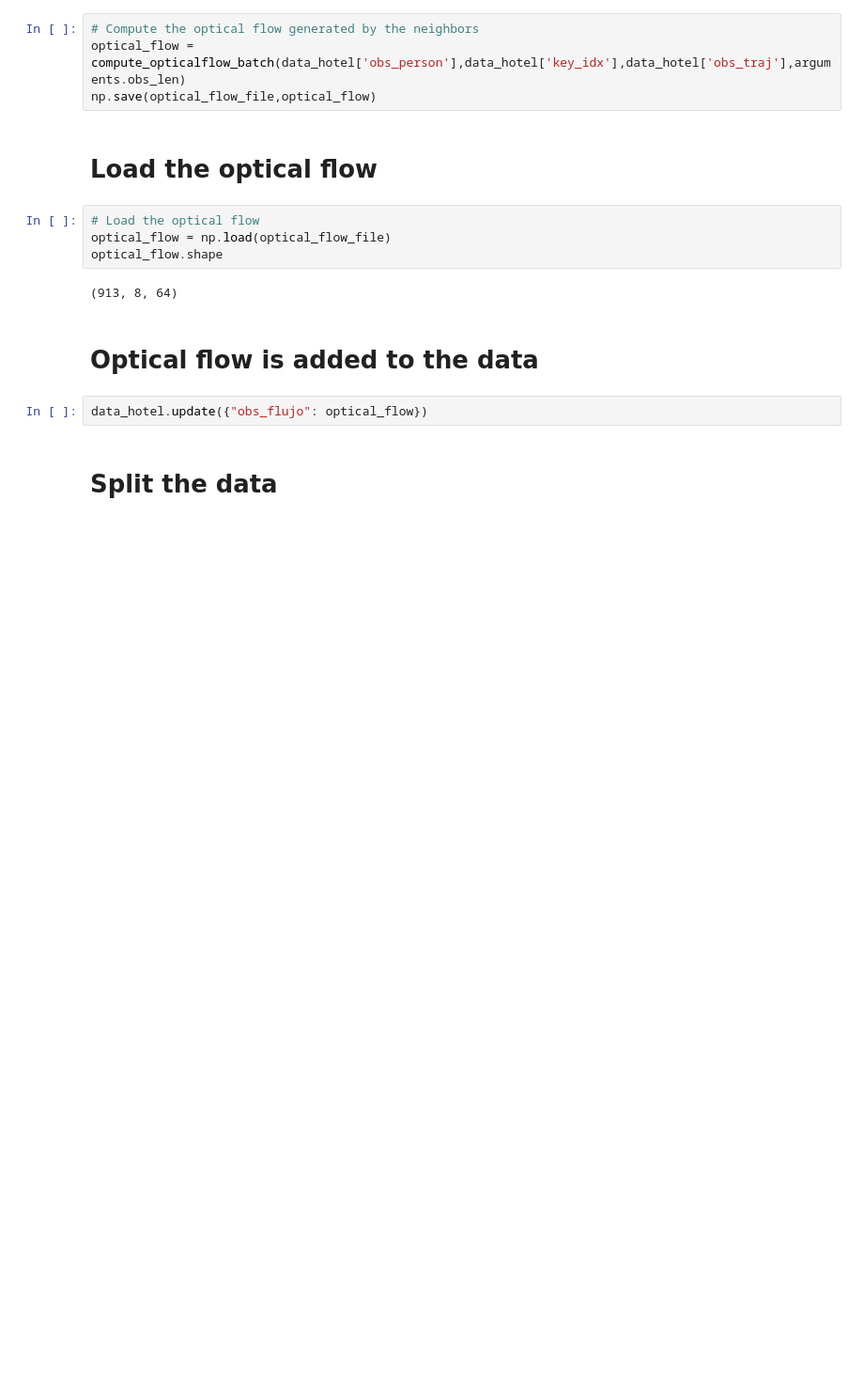
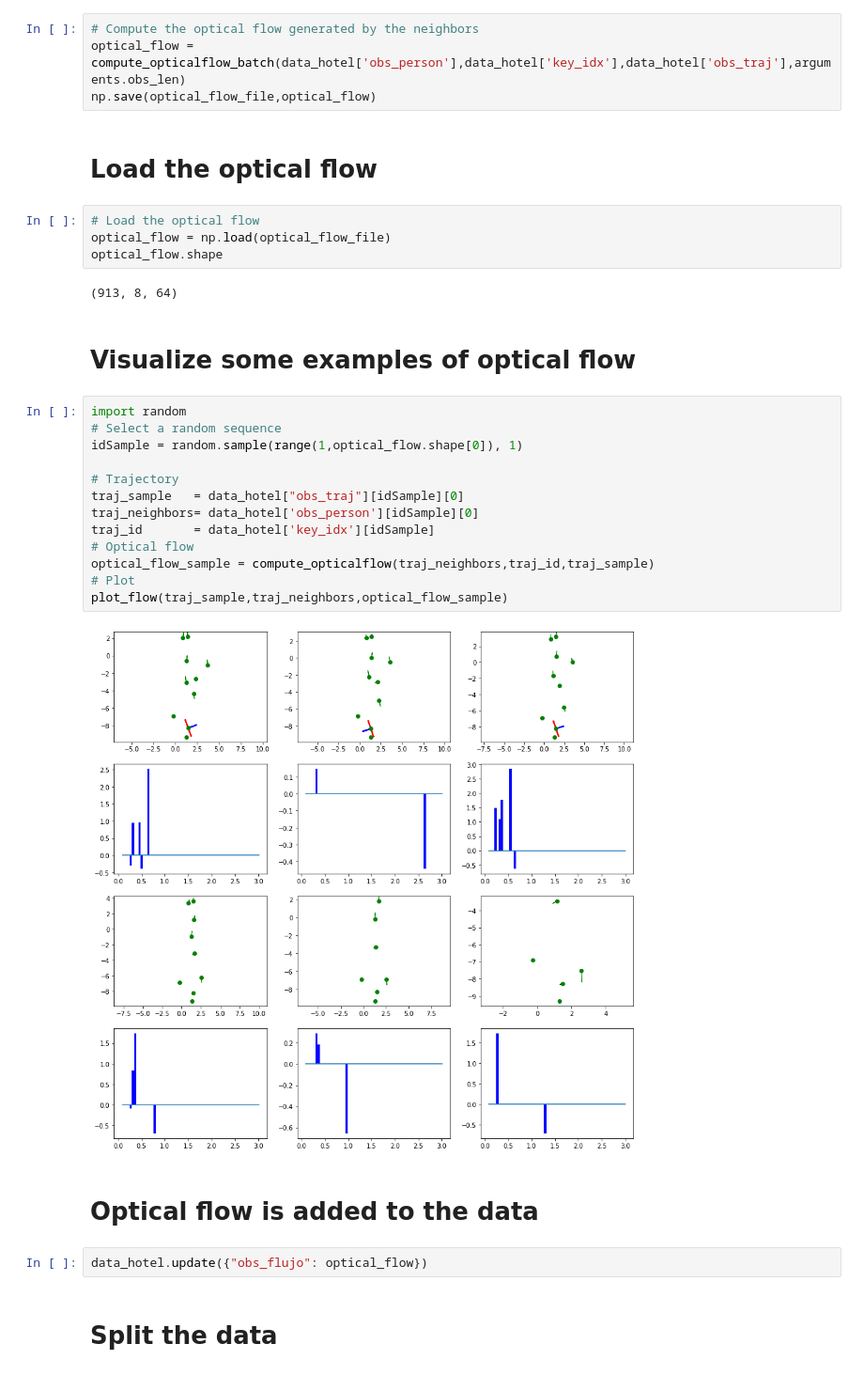
Before and after one commit to cimat-ris/OF-PathPred, a Jupyter notebook: keypoints/train_and_evaluate.ipynb, the cells around one changed output. Shown: that part at 94% size. Saved outputs shown, nothing was run; the diff lists cells and outputs as text; blank space fills up the shorter version.

Commit message:
Added a displaying function for optical flow

```diff
--- a/keypoints/train_and_evaluate.ipynb
+++ b/keypoints/train_and_evaluate.ipynb
@@ -104,6 +106,23 @@ optical_flow = np.load(optical_flow_file)
 optical_flow.shape
 # %% [output]
 (913, 8, 64)
+# %% [markdown]
+# Visualize some examples of optical flow
+# %%
+import random
+# Select a random sequence
+idSample = random.sample(range(1,optical_flow.shape[0]), 1)
+
+# Trajectory
+traj_sample   = data_hotel["obs_traj"][idSample][0]
+traj_neighbors= data_hotel['obs_person'][idSample][0]
+traj_id       = data_hotel['key_idx'][idSample]
+# Optical flow
+optical_flow_sample = compute_opticalflow(traj_neighbors,traj_id,traj_sample)
+# Plot
+plot_flow(traj_sample,traj_neighbors,optical_flow_sample)
+# %% [output]
+[figure, added]
 # %% [markdown]
 # Optical flow is added to the data
 # %%
```
Also changed, not shown: parts of 3 cells of this notebook, 1 other file.
